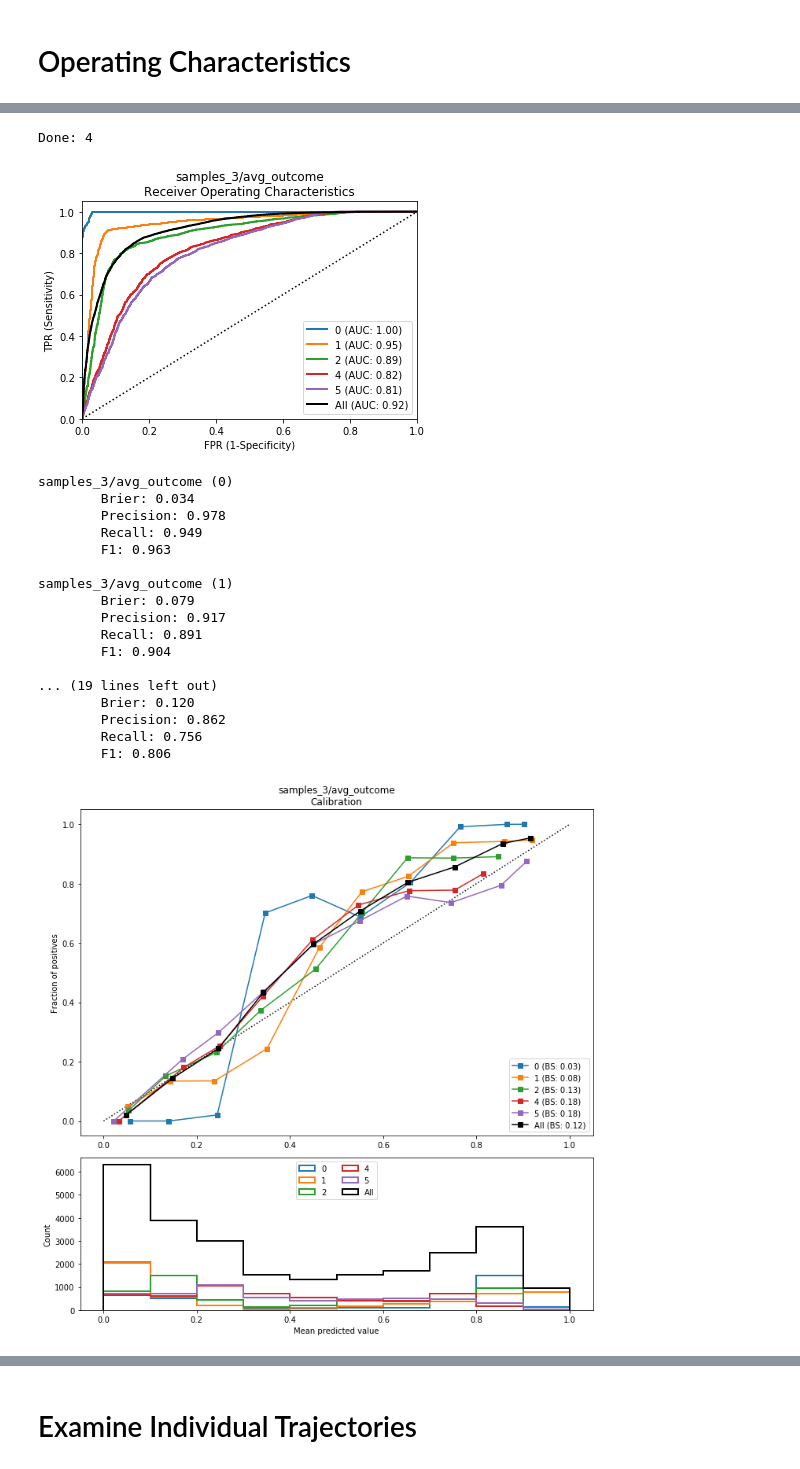
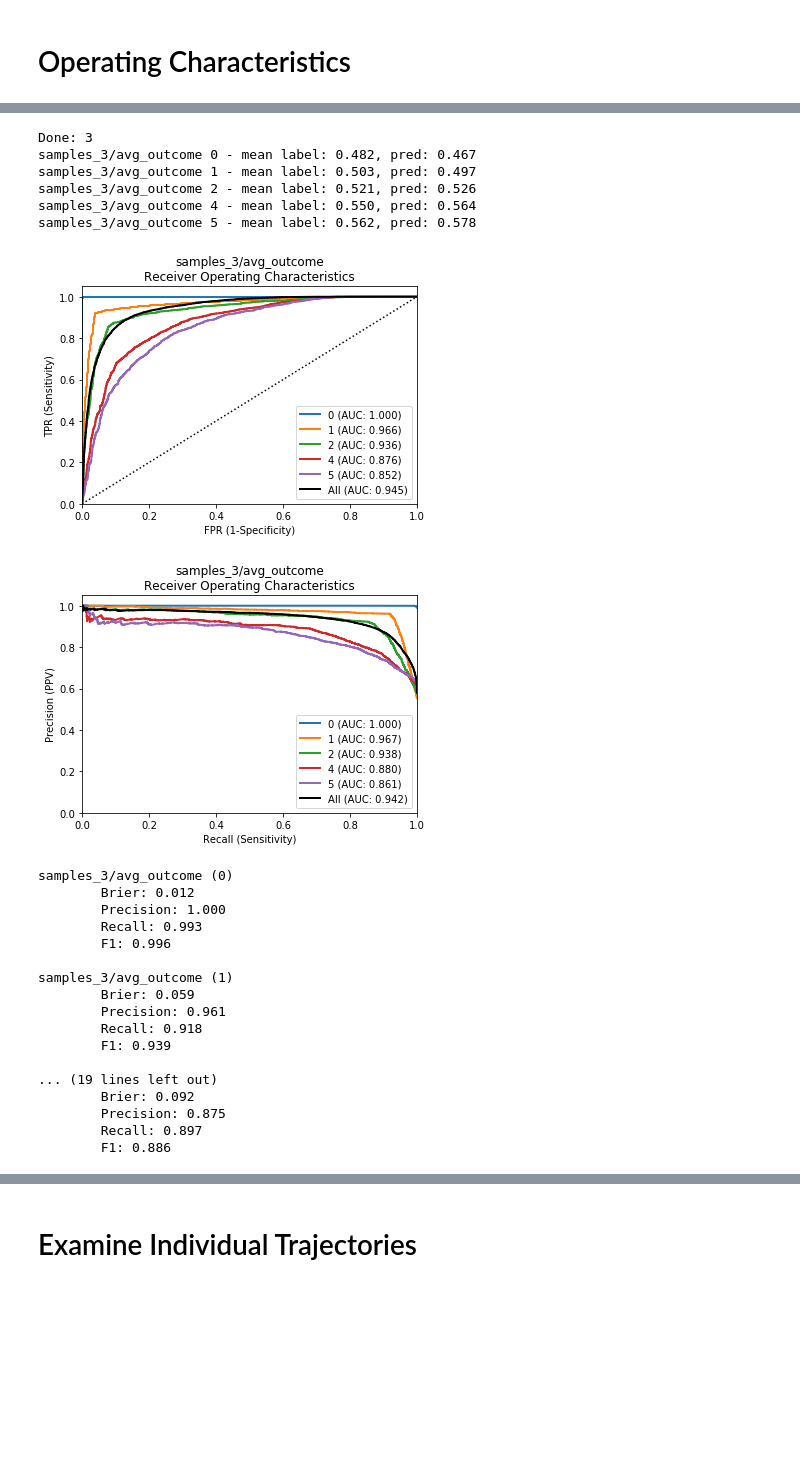
Before and after one commit to eotles/TemporalTransformer, a Jupyter notebook: hopper_full_demo.ipynb, the cells around one changed output, grey strips where cells are left out. Saved outputs shown, nothing was run; the diff lists cells and outputs as text; code cells hidden in the pictures; blank space fills up the shorter version.

```diff
--- a/hopper_full_demo.ipynb
+++ b/hopper_full_demo.ipynb
@@ -302,25 +316,31 @@ samples_3/avg_outcome (1)
 # %%
 p_test = Prepper.population(ds["test"], tfp, final_model)
 p_test.roc_curves()
+p_test.pr_curves()
 p_test.calibration_curves()
 # %% [output]
-Done: 4
+Done: 3
+samples_3/avg_outcome 0 - mean label: 0.482, pred: 0.467
+samples_3/avg_outcome 1 - mean label: 0.503, pred: 0.497
+samples_3/avg_outcome 2 - mean label: 0.521, pred: 0.526
+samples_3/avg_outcome 4 - mean label: 0.550, pred: 0.564
+samples_3/avg_outcome 5 - mean label: 0.562, pred: 0.578
-[figure, old version]
+[figure, new version]
+[figure, new version]
 samples_3/avg_outcome (0)
-        Brier: 0.034
-        Precision: 0.978
-        Recall: 0.949
-        F1: 0.963
+        Brier: 0.012
+        Precision: 1.000
+        Recall: 0.993
+        F1: 0.996
 
 samples_3/avg_outcome (1)
-        Brier: 0.079
-        Precision: 0.917
-        Recall: 0.891
-        F1: 0.904
+        Brier: 0.059
+        Precision: 0.961
+        Recall: 0.918
+        F1: 0.939
 
 ... (19 lines left out)
-        Brier: 0.120
-        Precision: 0.862
-        Recall: 0.756
-        F1: 0.806
+        Brier: 0.092
+        Precision: 0.875
+        Recall: 0.897
+        F1: 0.886
-[figure, old version]
```
Also changed, not shown: parts of 15 cells of this notebook, 2 other files.
